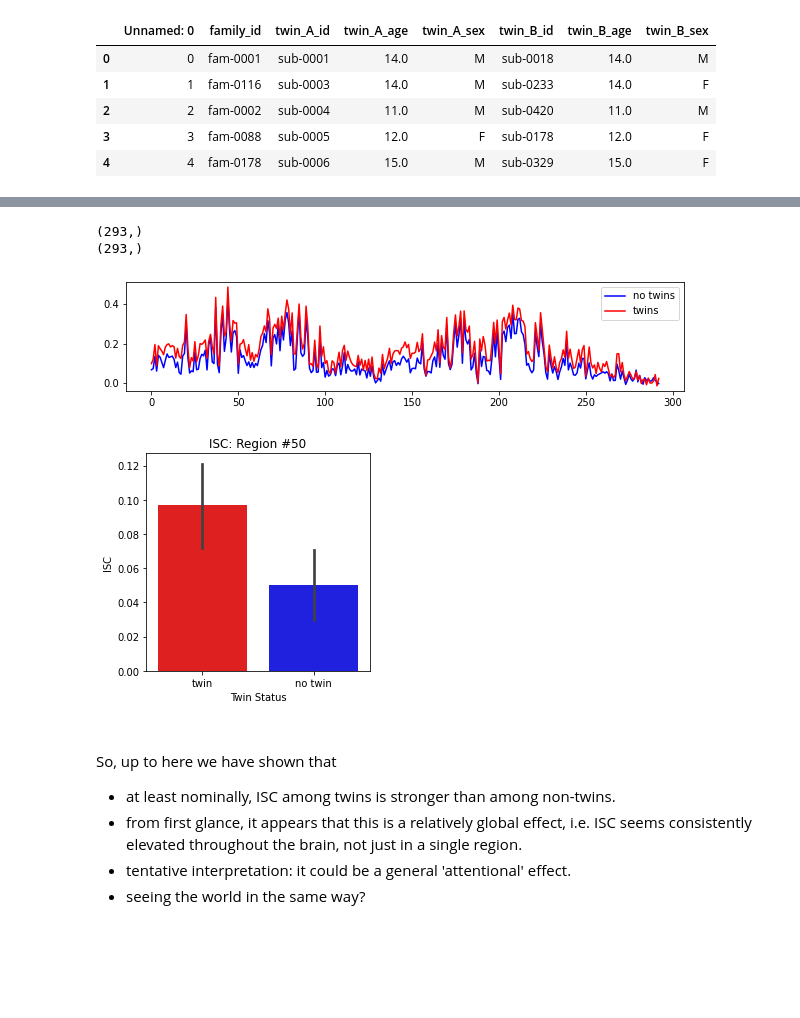
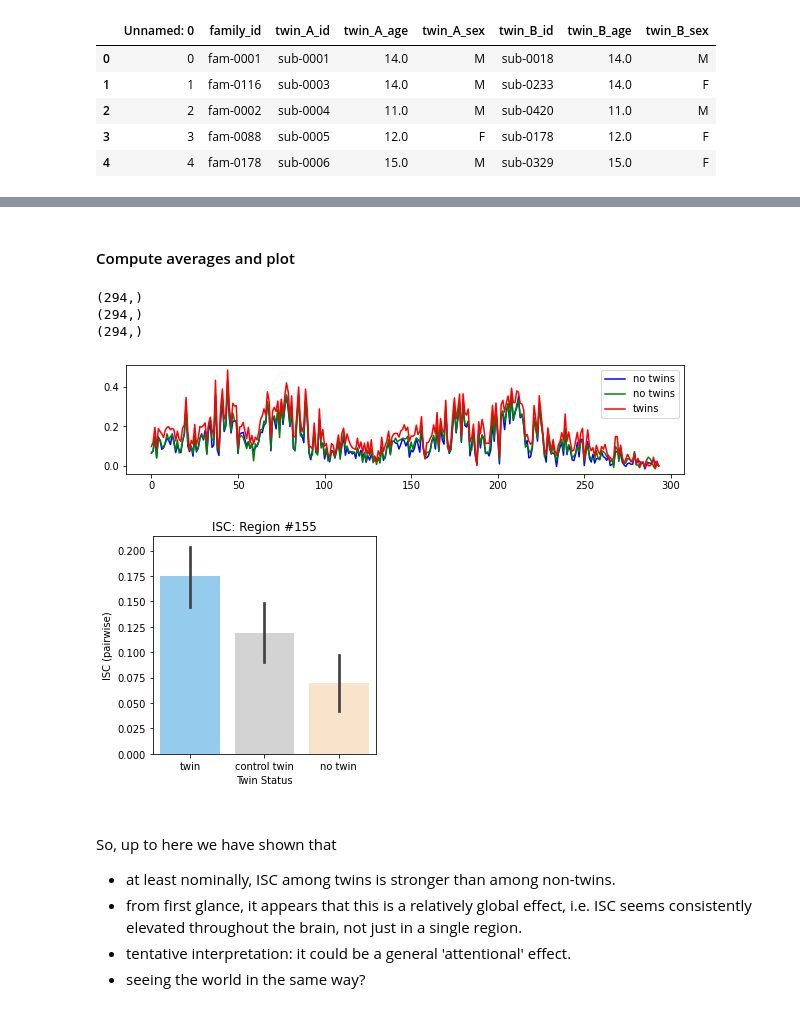
Before and after one commit to nomcomm/partlycloudy2, a Jupyter notebook: scripts/05_ISC_twins_controltwins_randomothers.ipynb, the cells around one changed output, grey strips where cells are left out. Cells and saved outputs as stored; diff of their text form; code cells hidden in the pictures; blank space fills up the shorter version.

```diff
--- a/scripts/05_ISC_twins.ipynb
+++ b/scripts/05_ISC_twins_controltwins_randomothers.ipynb
@@ -103,0 +86,7 @@ for curr_region in range(293): #r is region
+# %%
+controltwin_df = pd.read_csv('../data/00_dataset_info/matched_controltwin_df.csv')
+
+controltwin_list = controltwin_df[['twin_A_id','controltwin_B_id']].values.tolist()
+print(controltwin_list[:3])
+
+controltwin_df.head()
@@ -104,42 +181,56 @@ for curr_region in range(293): #r is region
+# %% [markdown]
+#### Compute averages and plot
 # %%
-reg_mean_notwin_iscs = np.mean(iscs_reg_notwin, axis = 1)
-reg_mean_twin_iscs   = np.mean(iscs_reg_twin, axis = 1)
+reg_mean_twin_iscs        = np.mean(iscs_reg_twin, axis = 1)
+reg_mean_controltwin_iscs = np.mean(iscs_reg_controltwin, axis = 1)
+reg_mean_notwin_iscs      = np.mean(iscs_reg_notwin, axis = 1)
 
+print(reg_mean_twin_iscs.shape)
+print(reg_mean_controltwin_iscs.shape)
 print(reg_mean_notwin_iscs.shape)
-print(reg_mean_twin_iscs.shape)
 # %% [output]
-(293,)
-(293,)
+(294,)
+(294,)
+(294,)
 # %%
 plt.figure(figsize = (10,2));
 plt.plot(reg_mean_notwin_iscs, color = 'blue', label='no twins');
+plt.plot(reg_mean_controltwin_iscs, color = 'green', label='no twins');
 plt.plot(reg_mean_twin_iscs, color = 'red', label='twins');
 plt.legend();
 # %% [output]
-[figure, old version]
+[figure, new version]
 # %%
-current_region_index = 50
+current_region_index = 155
+#293 is anatomical_similarity
 
 
-df1 = pd.DataFrame(np.vstack(( iscs_reg_notwin[current_region_index,:],
+df0 = pd.DataFrame(np.vstack(( iscs_reg_notwin[current_region_index,:],
                    len(iscs_reg_notwin[current_region_index,:]) * ['no twin'] )).T,
                   columns = ['ISC','Twin Status'])
+
+df1 = pd.DataFrame(np.vstack(( iscs_reg_controltwin[current_region_index,:],
+                   len(iscs_reg_controltwin[current_region_index,:]) * ['control twin'] )).T,
+                   columns = ['ISC','Twin Status'])
+
 df2 = pd.DataFrame(np.vstack(( iscs_reg_twin[current_region_index,:],
                    len(iscs_reg_twin[current_region_index,:]) * ['twin'] )).T,
                    columns = ['ISC','Twin Status'])
-result_df = pd.concat([df2, df1])
-del df1, df2
+
+result_df = pd.concat([df2, df1, df0])
+del df1, df2, df0
+
 result_df['ISC'] = result_df['ISC'].astype('float')
-#result_df.head()
 
 plt.figure(figsize =  (4,4))
 sns.barplot(data=result_df,
             x="Twin Status",
             y="ISC",
-            palette = [ 'red', 'blue']).set(title='ISC: Region #' + str(current_region_index));
-#plt.ylim([0, 0.55])
+            palette = [ 'lightskyblue','lightgrey','bisque']).set(title='ISC: Region #' + str(current_region_index));
+#plt.ylim([0.6, 0.8])
+plt.ylabel('ISC (pairwise)');
 # %% [output]
-[figure, old version]
+[figure, new version]
 # %%
 result_df.to_csv('../data/05_results/twin_isc_df.csv')
 # %% [markdown]
```
Also changed, not shown: parts of 17 cells of this notebook, 8 other files.
